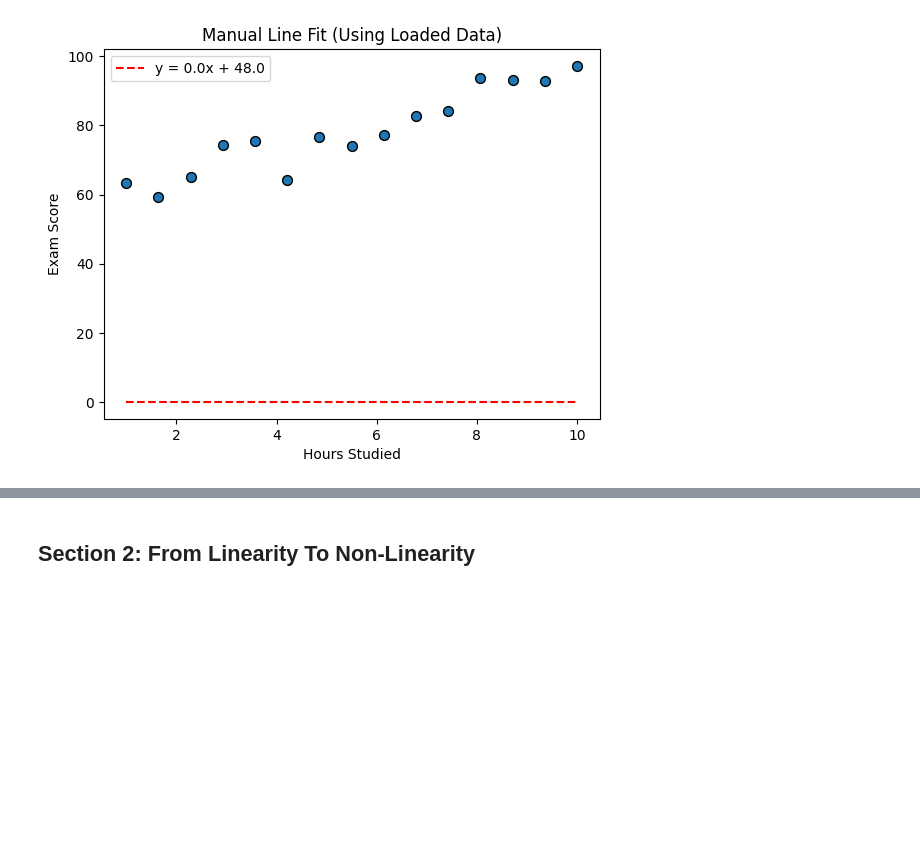
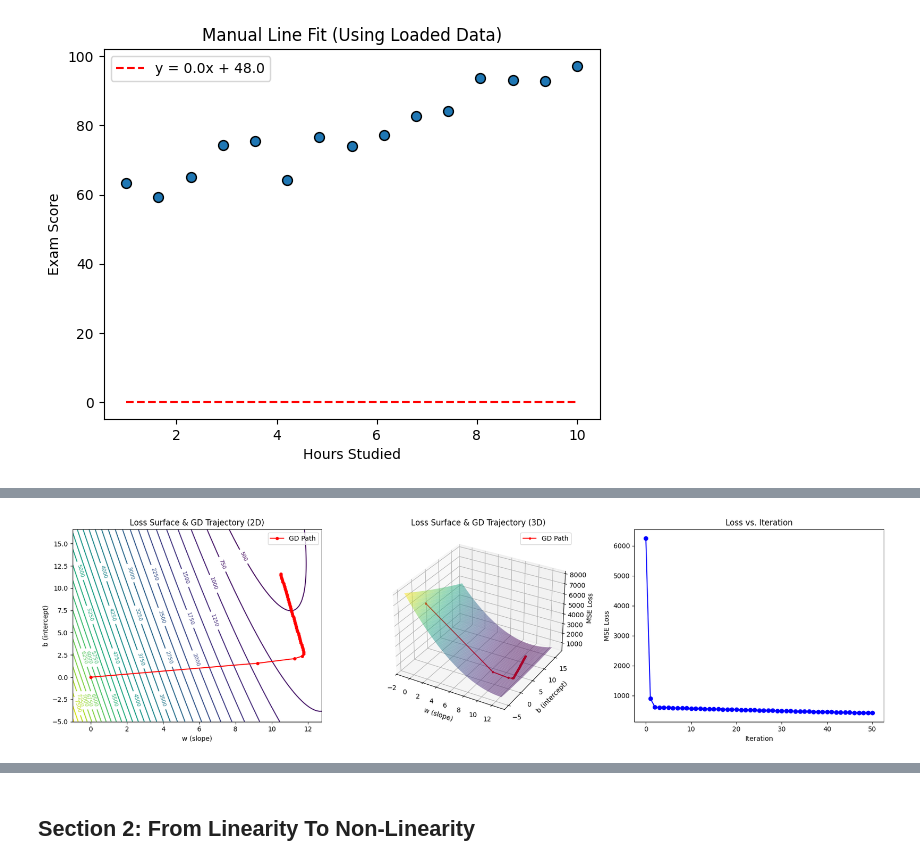
Before and after one commit to MIC-Laboratory/NN-LLM-Journey, a Jupyter notebook: week01/lab01.ipynb, the cells around one changed output, grey strips where cells are left out. Saved outputs shown, nothing was run; the diff lists cells and outputs as text; code cells hidden in the pictures; blank space fills up the shorter version.

```diff
--- a/week01/lab01.ipynb
+++ b/week01/lab01.ipynb
@@ -253,0 +445,65 @@ Least-squares: y = 0.00x + 0.00
+# %%
+
+# 1) Load data
+df = pd.read_csv("hours_vs_score.csv")
+x = df["hours_studied"].values
+y = df["exam_score"].values
+n = len(x)
+
+# 2) Define MSE loss
+def mse_loss(w, b):
+    return np.mean((y - (w * x + b))**2)
+
+# 3) Gradient descent parameters and trajectory
+lr, epochs = 0.01, 50
+w, b = 0.0, 0
+trajectory = [(w, b, mse_loss(w, b))]
+for _ in range(epochs):
+    error = y - (w * x + b)
+    grad_w = -2/n * np.sum(x * error)
+    grad_b = -2/n * np.sum(error)
+    w -= lr * grad_w
+    b -= lr * grad_b
+    trajectory.append((w, b, mse_loss(w, b)))
+ws, bs, losses = zip(*trajectory)
+
+# 4) Prepare grid for surface and contour
+w_vals = np.linspace(min(ws)-1, max(ws)+1, 100)
+b_vals = np.linspace(min(bs)-5, max(bs)+5, 100)
+W, B = np.meshgrid(w_vals, b_vals)
+Z = np.array([mse_loss(wi, bi) for wi, bi in zip(np.ravel(W), np.ravel(B))]).reshape(W.shape)
+
+# 5) Plot three graphs side by side
+fig = plt.figure(figsize=(18, 5))
+
+# 5a) Contour plot with labels
+ax1 = fig.add_subplot(1, 3, 1)
+cs = ax1.contour(W, B, Z, levels=30, cmap='viridis')
+ax1.clabel(cs, inline=True, fontsize=8)
+ax1.plot(ws, bs, 'ro-', markersize=4, label='GD Path')
+ax1.set_xlabel('w (slope)')
+ax1.set_ylabel('b (intercept)')
+ax1.set_title('Loss Surface & GD Trajectory (2D)')
+ax1.legend()
+
+# 5b) 3D surface plot
+ax2 = fig.add_subplot(1, 3, 2, projection='3d')
+ax2.plot_surface(W, B, Z, alpha=0.5, cmap='viridis')
+ax2.plot(ws, bs, losses, 'r.-', markersize=5, label='GD Path')
+ax2.set_xlabel('w (slope)')
+ax2.set_ylabel('b (intercept)')
+ax2.set_zlabel('MSE Loss')
+ax2.set_title('Loss Surface & GD Trajectory (3D)')
+ax2.legend()
+
+# 5c) Loss vs iteration
+ax3 = fig.add_subplot(1, 3, 3)
+ax3.plot(range(len(losses)), losses, 'b-o')
+ax3.set_xlabel('Iteration')
+ax3.set_ylabel('MSE Loss')
+ax3.set_title('Loss vs. Iteration')
+
+plt.tight_layout()
+plt.show()
+# %% [output]
+[figure, added]
```
Also changed, not shown: parts of 8 cells of this notebook, 1 other file.
